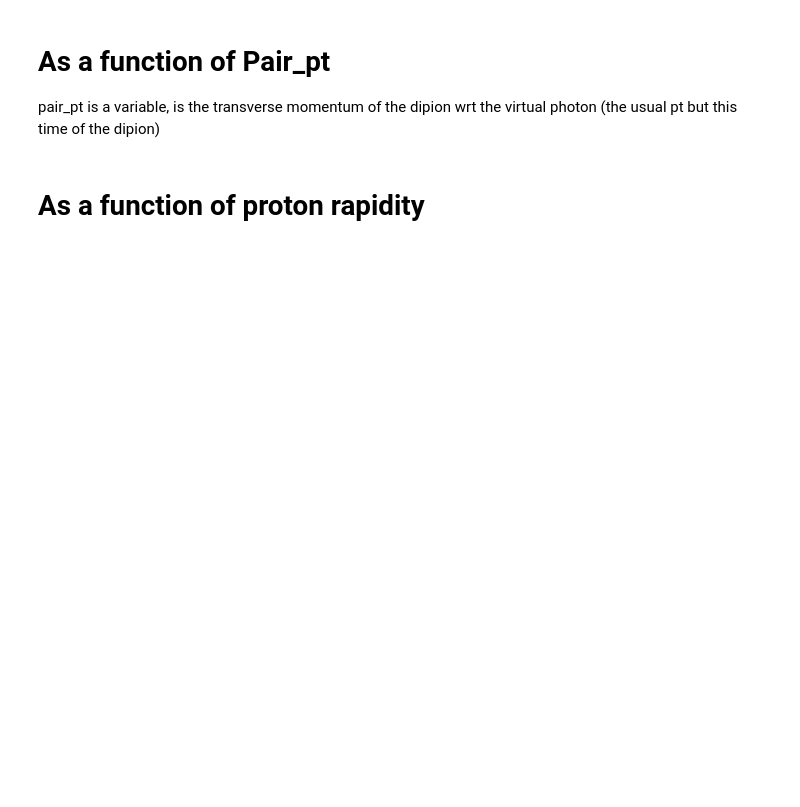
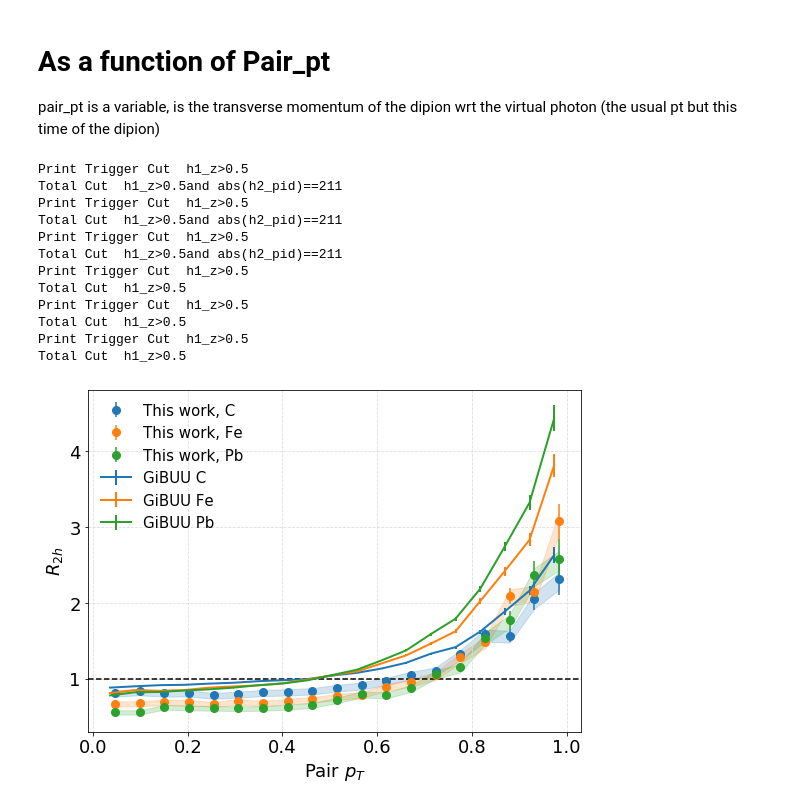
Before and after one commit to smoranvas/di-hadron, a Jupyter notebook: getRatios.ipynb, the cells around one changed output. Cells and saved outputs as stored; diff of their text form; code cells hidden in the pictures; blank space fills up the shorter version.

```diff
--- a/getRatios.ipynb
+++ b/getRatios.ipynb
@@ -261,19 +509,38 @@ pair_pt is a variable, is the transverse momentum of the dipion wrt the virtual
 # %%
 fig = plt.figure(figsize=(8,6))
 
 for target in ['C','Fe','Pb']:
     r, err,x = getRatio(df['%s'%target], df['D_%s'%target], df_trigger['%s_trigger'%target],
                         df_trigger['D_%s_trigger'%target],
                         pair_cut='and abs(h2_pid)==211',minz=0.01,maxz=1.0,nbins=20,variable='pair_pt')
     plt.errorbar(np.subtract(x,-i*0.005),r,yerr=err,label='This work, %s'%target,ms=8,fmt='o',alpha=0.99,color=colors[target])
     plt.fill_between(np.subtract(x,-i*0.005), r*0.94,r*1.04, color=colors[target],alpha=0.2)
+
+for target in ['C','Fe','Pb']:
+    r, err,x = getRatio(df['GiBUU_%s'%target],df['GiBUU_D'],
+                        df_trigger['GiBUU_%s_trigger'%target],df_trigger['GiBUU_D_trigger'],
+                        pair_cut='',minz=0.01,maxz=1.0,nbins=20,variable='pair_pt')
+    plt.errorbar(x,r,yerr=err,label='GiBUU %s'%target,ms=8,lw=2)
+
 plt.xlabel('Pair $p_{T}$',fontsize=18)
 plt.ylabel('$R_{2h}$',fontsize=18)
 plt.axhline(y=1.0,color='black',linestyle='--')
 plt.legend(loc='best',frameon=False,fontsize=15,ncol=1)
 plt.tight_layout()
 plt.grid(True, axis='x',color='gainsboro', linestyle='dashed')
 plt.grid(True, axis='y',color='gainsboro', linestyle='dashed')
-plt.savefig('R2h_Pt.pdf')
+#plt.savefig('R2h_Pt.pdf')
+# %% [output]
+Print Trigger Cut  h1_z>0.5
+Total Cut  h1_z>0.5and abs(h2_pid)==211
+Print Trigger Cut  h1_z>0.5
+Total Cut  h1_z>0.5and abs(h2_pid)==211
+Print Trigger Cut  h1_z>0.5
+Total Cut  h1_z>0.5and abs(h2_pid)==211
+Print Trigger Cut  h1_z>0.5
+Total Cut  h1_z>0.5
+Print Trigger Cut  h1_z>0.5
+Total Cut  h1_z>0.5
+Print Trigger Cut  h1_z>0.5
+Total Cut  h1_z>0.5
+[figure, added]
-# %% [markdown]
-# As a function of proton rapidity
```
Also changed, not shown: parts of 40 cells of this notebook.
